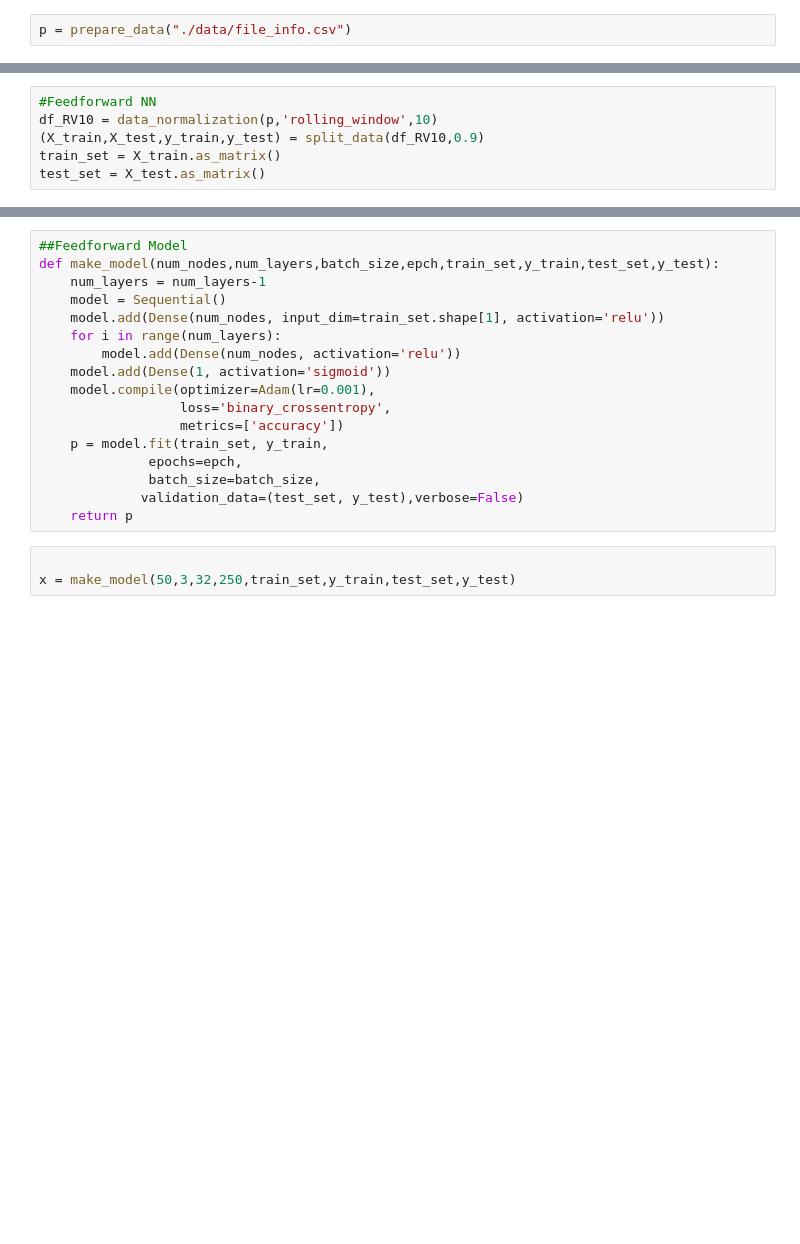
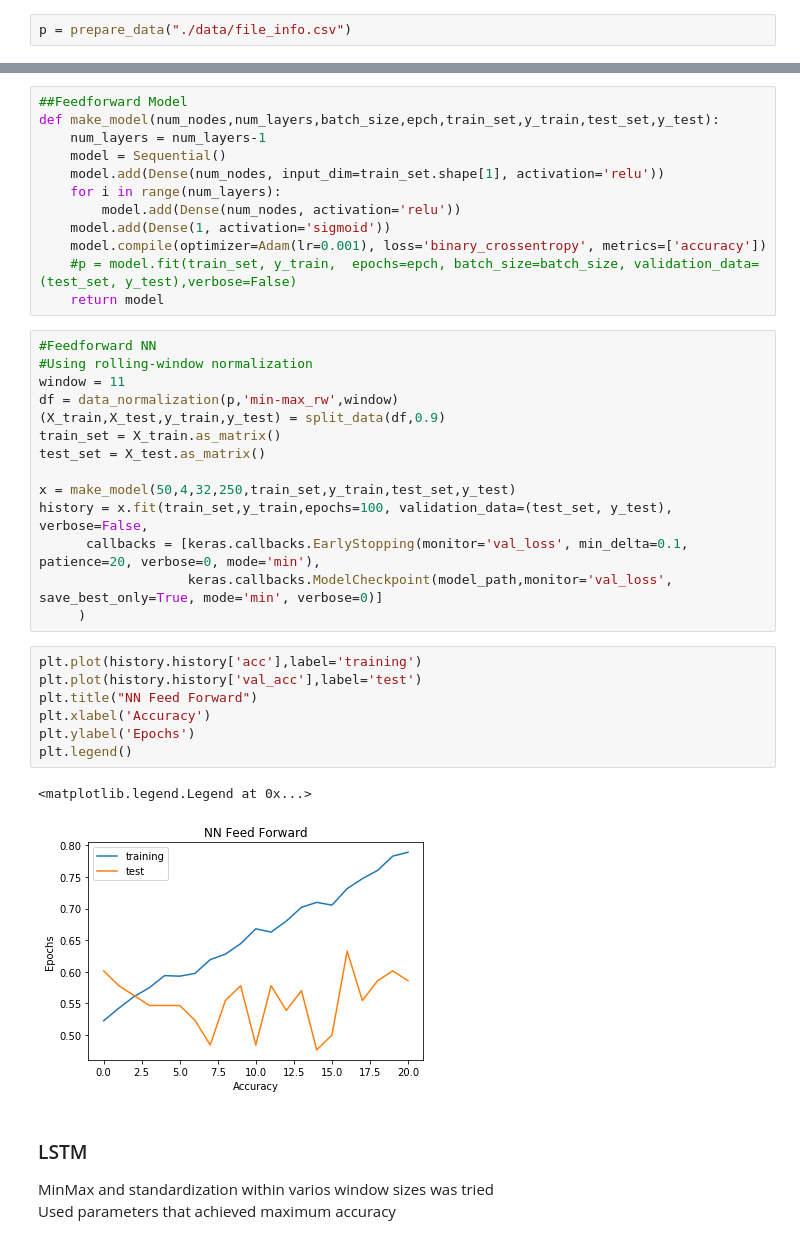
Before and after one commit to dastjerdi/crypto-ml, a Jupyter notebook: models_v1.ipynb, the cells around one changed output, grey strips where cells are left out. Saved outputs shown, nothing was run; the diff lists cells and outputs as text; blank space fills up the shorter version.

```diff
--- a/models_v1.ipynb
+++ b/models_v1.ipynb
@@ -140,8 +158,2 @@ res_pca
 | ADABoost | 0.548411 | 0.511628 |
 | SVM | 0.578203 | 0.565891 |
-# %%
-#Feedforward NN
-df_RV10 = data_normalization(p,'rolling_window',10)
-(X_train,X_test,y_train,y_test) = split_data(df_RV10,0.9)
-train_set = X_train.as_matrix()
-test_set = X_test.as_matrix()
@@ -154,14 +170,34 @@ def make_model(num_nodes,num_layers,batch_size,epch,train_set,y_train,test_set,y
     for i in range(num_layers):
         model.add(Dense(num_nodes, activation='relu'))
     model.add(Dense(1, activation='sigmoid'))
-    model.compile(optimizer=Adam(lr=0.001),
-                  loss='binary_crossentropy',
-                  metrics=['accuracy'])
-    p = model.fit(train_set, y_train,
-              epochs=epch,
-              batch_size=batch_size,
-             validation_data=(test_set, y_test),verbose=False)
-    return p
+    model.compile(optimizer=Adam(lr=0.001), loss='binary_crossentropy', metrics=['accuracy'])
+    #p = model.fit(train_set, y_train,  epochs=epch, batch_size=batch_size, validation_data=(test_set, y_test),verbose=False)
+    return model
-# %%
-
-x = make_model(50,3,32,250,train_set,y_train,test_set,y_test)
+# %%
+#Feedforward NN
+#Using rolling-window normalization
+window = 11
+df = data_normalization(p,'min-max_rw',window)
+(X_train,X_test,y_train,y_test) = split_data(df,0.9)
+train_set = X_train.as_matrix()
+test_set = X_test.as_matrix()
+
+x = make_model(50,4,32,250,train_set,y_train,test_set,y_test)
+history = x.fit(train_set,y_train,epochs=100, validation_data=(test_set, y_test), verbose=False,
+      callbacks = [keras.callbacks.EarlyStopping(monitor='val_loss', min_delta=0.1, patience=20, verbose=0, mode='min'),
+                   keras.callbacks.ModelCheckpoint(model_path,monitor='val_loss', save_best_only=True, mode='min', verbose=0)]
+     )
+# %%
+plt.plot(history.history['acc'],label='training')
+plt.plot(history.history['val_acc'],label='test')
+plt.title("NN Feed Forward")
+plt.xlabel('Accuracy')
+plt.ylabel('Epochs')
+plt.legend()
+# %% [output]
+<matplotlib.legend.Legend at 0x...>
+[figure, added]
+# %% [markdown]
+### LSTM
+MinMax and standardization within varios window sizes was tried<br>
+Used parameters that achieved maximum accuracy
```
Also changed, not shown: parts of 35 cells of this notebook.
